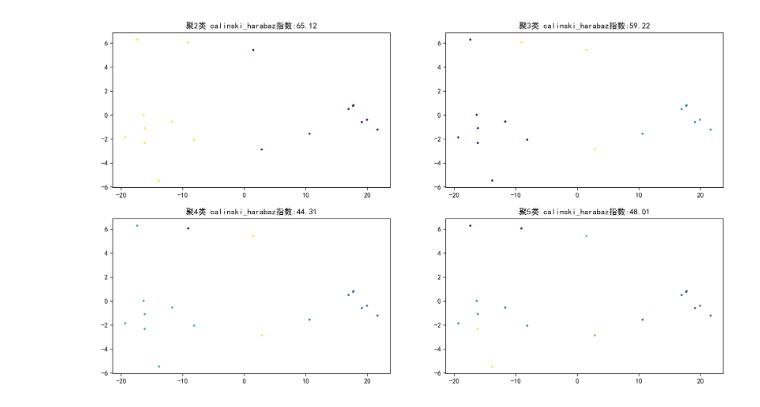
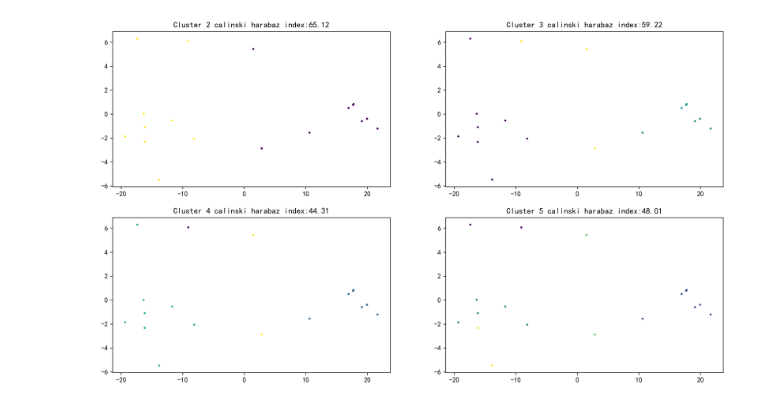
Before and after one commit to heshuji/paper, a Jupyter notebook: ancient_glass/MiniBatchKMeans.ipynb, the cells around one changed output. Cells and saved outputs as stored; diff of their text form; code cells hidden in the pictures.

```diff
--- a/ancient_glass/MiniBatchKMeans.ipynb
+++ b/ancient_glass/MiniBatchKMeans.ipynb
@@ -13,36 +13,36 @@ plt.rcParams["axes.unicode_minus"]=False #该语句解决图像中的“-”负
 # %matplotlib inline
 df=pd.read_excel('./合并表格.xlsx')
 # %%
-data_hk=df[df["类型"]=="高钾"]
+data_hk=df[df["Types"]=="High potassium"]
 data_hk=data_hk.iloc[:,1:15]
 
 from sklearn.metrics import calinski_harabasz_score
 from sklearn.cluster import KMeans
 calinski_harabaz_list=[]
 fig = plt.figure(figsize=(16,9), dpi=300)
 for i in range(2,6):
     #构建,并训练,模型
     kmeans = MiniBatchKMeans(n_clusters = i,random_state=213).fit(data_hk)
     # ce=kmeans.cluster_centers_.round(4) # 聚类中心
     y_pred = MiniBatchKMeans(n_clusters = i,random_state=231).fit_predict(data_hk)
     score = calinski_harabasz_score(data_hk,kmeans.labels_)
     calinski_harabaz_list.append(score)
     pca =PCA(n_components=2) #PCA算法，将降维后主成分的数目为两
     reduced_X =pca.fit_transform(data_hk)
     tim=int('22{}'.format(i))-1
     plt.subplot(tim)
     plt.scatter(reduced_X[:,0],reduced_X[:,1],c=y_pred,s=4)
-    plt.title("聚{}类 calinski_harabaz指数:{}".format(i,round(score,2)))
+    plt.title("Cluster {} calinski harabaz index:{}".format(i,round(score,2)))
 
 
 plt.show()
 kmeans = MiniBatchKMeans(n_clusters = 2,random_state=213).fit(data_hk)
 ce=kmeans.cluster_centers_.round(4) # 聚类中心
 y_pred = MiniBatchKMeans(n_clusters = 2,random_state=231).fit_predict(data_hk)
 
 data_hk.loc[:,"分类"]=y_pred
 data_hk.to_excel("高钾_聚类.xlsx",index=False)
 # %% [output]
-[figure, old version]
+[figure, new version]
 # %%
 # plt.plot([2,3,4,5],calinski_harabaz_list)
```
Also changed, not shown: parts of 4 cells of this notebook, 4 other files.
